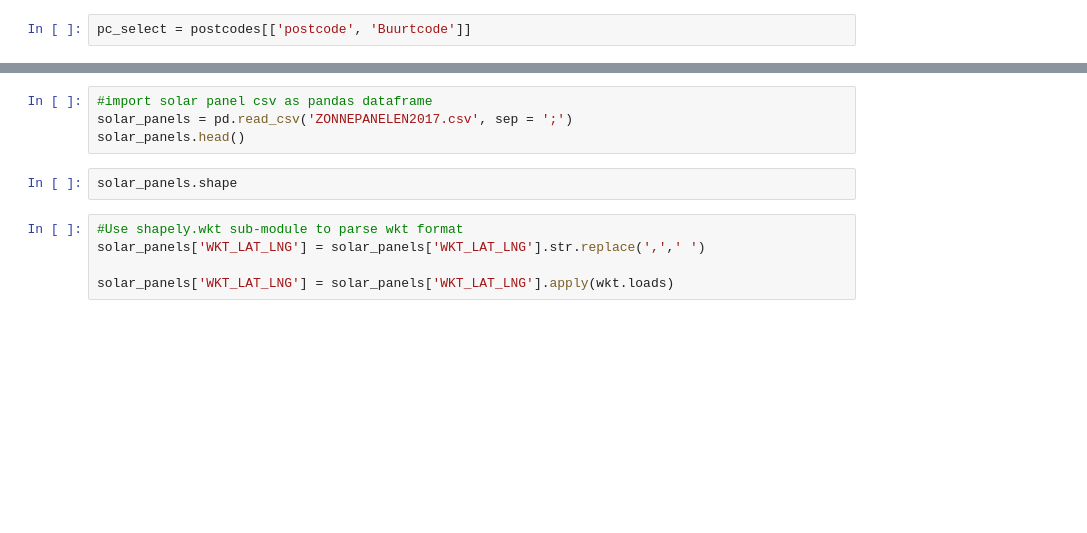
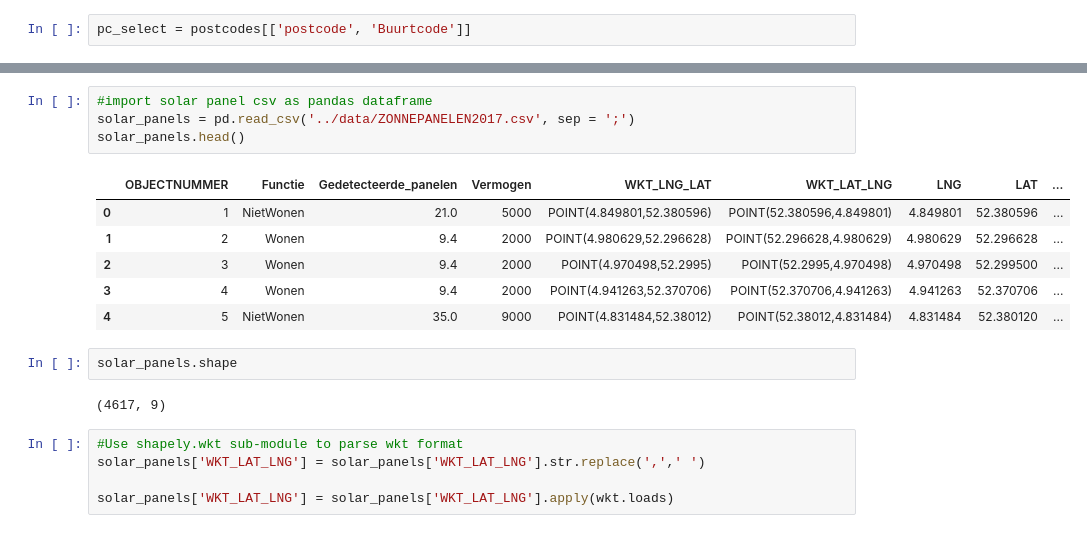
Before and after one commit to paoloironhack/dataptams2020, a Jupyter notebook: projects/Project_5_machine_learning/your-code/Project5_notebook.ipynb, the cells around one changed output, grey strips where cells are left out. Drawn from its saved outputs; the diff is of its cells as text; blank space fills up the shorter version.

```diff
--- a/projects/Project_5_machine_learning/your-code/Project5_notebook.ipynb
+++ b/projects/Project_5_machine_learning/your-code/Project5_notebook.ipynb
@@ -82,9 +142,18 @@ energy_buurt.shape
 # %%
 #import solar panel csv as pandas dataframe
-solar_panels = pd.read_csv('ZONNEPANELEN2017.csv', sep = ';')
+solar_panels = pd.read_csv('../data/ZONNEPANELEN2017.csv', sep = ';')
 solar_panels.head()
+# %% [output]
+|  | OBJECTNUMMER | Functie | Gedetecteerde_panelen | Vermogen | WKT_LNG_LAT | WKT_LAT_LNG | LNG | LAT | ... |
+| 0 | 1 | NietWonen | 21.0 | 5000 | POINT(4.849801,52.380596) | POINT(52.380596,4.849801) | 4.849801 | 52.380596 | ... |
+| 1 | 2 | Wonen | 9.4 | 2000 | POINT(4.980629,52.296628) | POINT(52.296628,4.980629) | 4.980629 | 52.296628 | ... |
+| 2 | 3 | Wonen | 9.4 | 2000 | POINT(4.970498,52.2995) | POINT(52.2995,4.970498) | 4.970498 | 52.299500 | ... |
+| 3 | 4 | Wonen | 9.4 | 2000 | POINT(4.941263,52.370706) | POINT(52.370706,4.941263) | 4.941263 | 52.370706 | ... |
+| 4 | 5 | NietWonen | 35.0 | 9000 | POINT(4.831484,52.38012) | POINT(52.38012,4.831484) | 4.831484 | 52.380120 | ... |
 # %%
 solar_panels.shape
+# %% [output]
+(4617, 9)
 # %%
 #Use shapely.wkt sub-module to parse wkt format
 solar_panels['WKT_LAT_LNG'] = solar_panels['WKT_LAT_LNG'].str.replace(',',' ')
```
Also changed, not shown: parts of 30 cells of this notebook, 1 other file.
